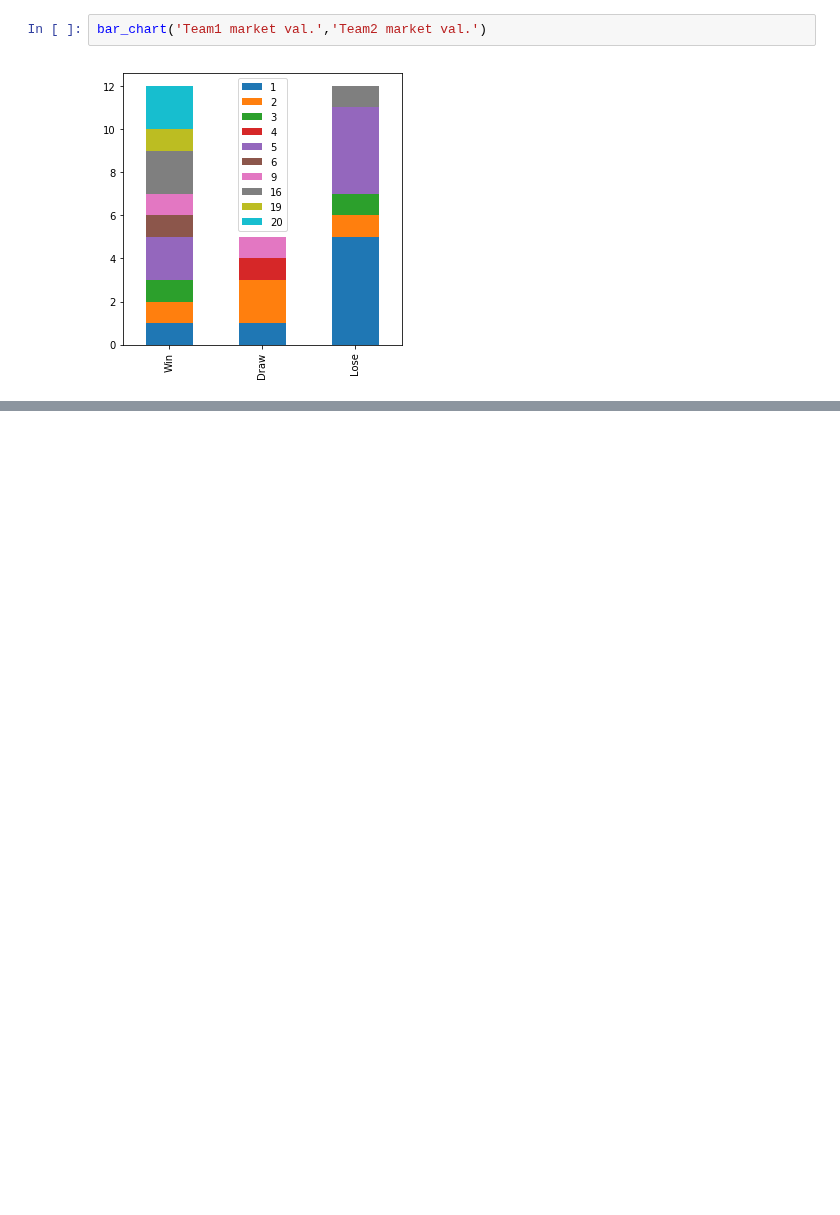
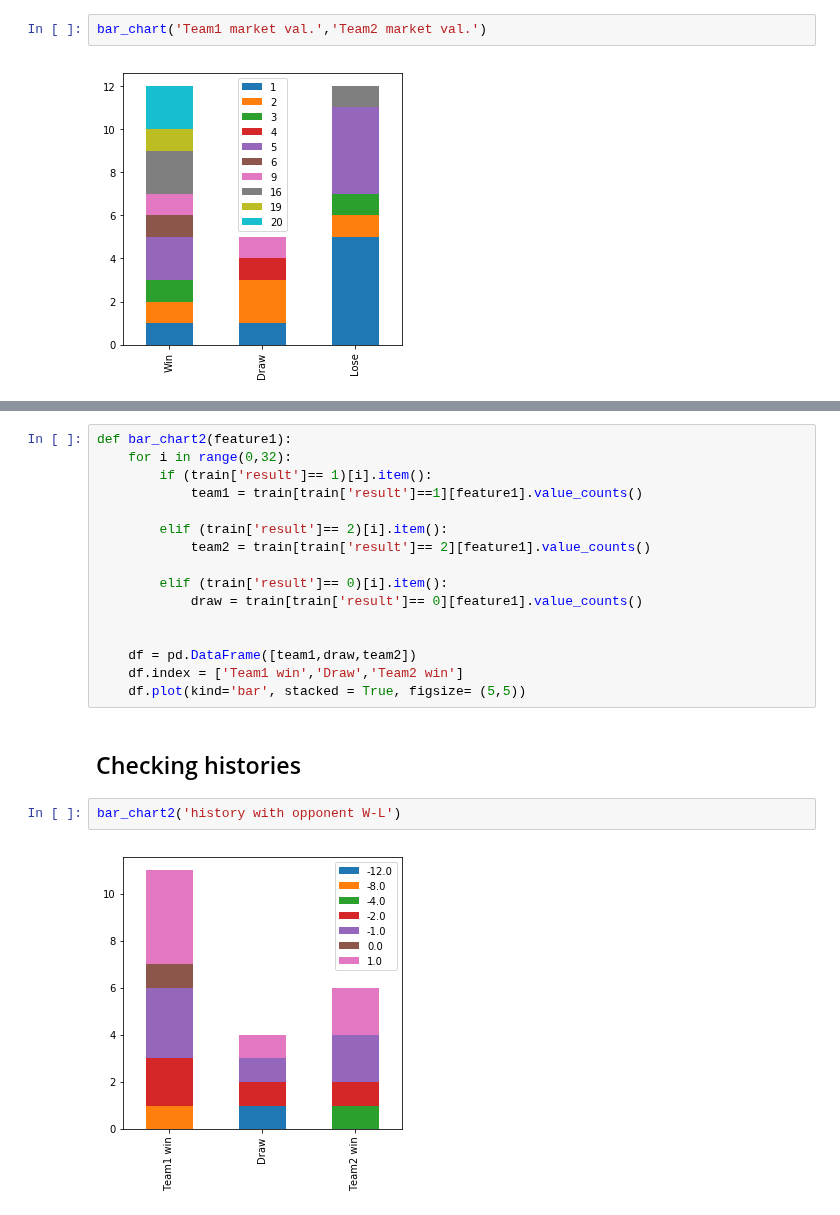
Before and after one commit to Hwnag-jihoon/Prediction-on-2018-Russia-WorldCup, a Jupyter notebook: Prediction on 2018 Russia WorldCup.ipynb, the cells around one changed output, grey strips where cells are left out. Cells and saved outputs as stored; diff of their text form; blank space fills up the shorter version.

```diff
--- a/Prediction on 2018 Russia WorldCup.ipynb
+++ b/Prediction on 2018 Russia WorldCup.ipynb
@@ -260,0 +316,22 @@ bar_chart('Team1 market val.','Team2 market val.')
+# %%
+def bar_chart2(feature1):
+    for i in range(0,32):
+        if (train['result']== 1)[i].item():
+            team1 = train[train['result']==1][feature1].value_counts()
+
+        elif (train['result']== 2)[i].item():
+            team2 = train[train['result']== 2][feature1].value_counts()
+
+        elif (train['result']== 0)[i].item():
+            draw = train[train['result']== 0][feature1].value_counts()
+
+
+    df = pd.DataFrame([team1,draw,team2])
+    df.index = ['Team1 win','Draw','Team2 win']
+    df.plot(kind='bar', stacked = True, figsize= (5,5))
+# %% [markdown]
+## Checking histories
+# %%
+bar_chart2('history with opponent W-L')
+# %% [output]
+[figure, added]
```
Also changed, not shown: parts of 78 cells of this notebook, 11 other files.
